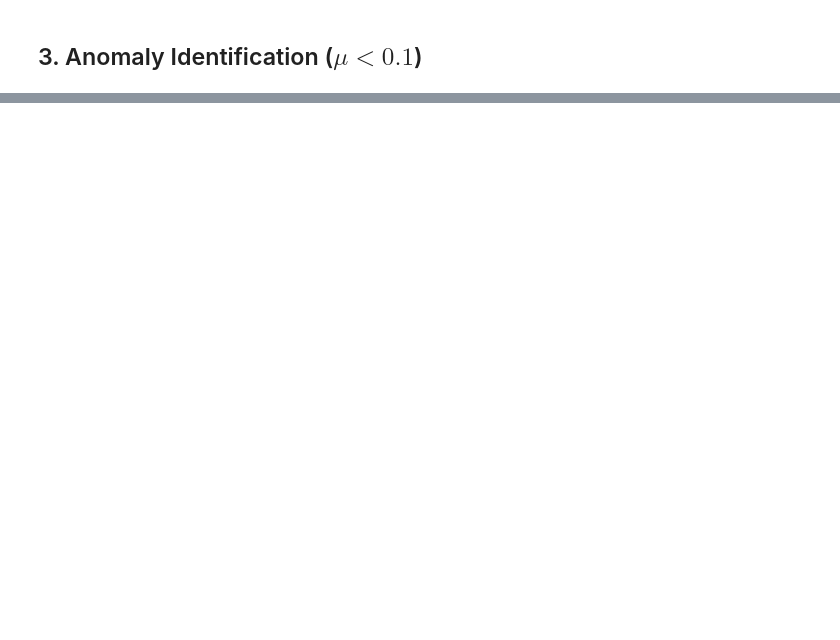
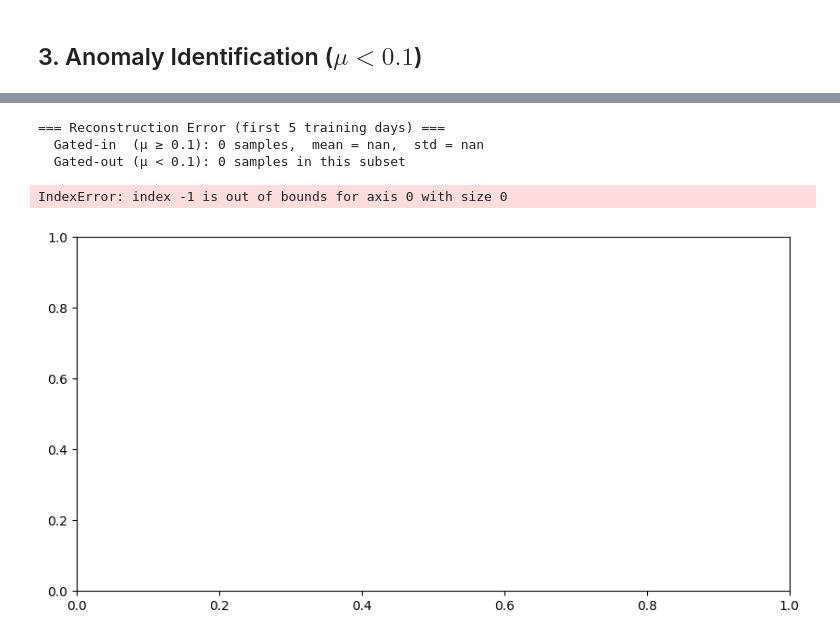
Before and after one commit to adonis107/MDS, a Jupyter notebook: notebooks/2c. model analysis - PRAE.ipynb, the cells around one changed output, grey strips where cells are left out. Saved outputs shown, nothing was run; the diff lists cells and outputs as text; code cells hidden in the pictures; blank space fills up the shorter version.

```diff
--- a/notebooks/2c. model analysis - PRAE.ipynb
+++ b/notebooks/2c. model analysis - PRAE.ipynb
@@ -155,0 +202,76 @@ Normal percentage     : 100.00%
+# %%
+# Load a subset of training files and compute per-sample rec error,
+# then correlate with the stored mu values using training-set indices.
+YEAR_FILES = sorted(glob.glob(os.path.join(DATA_DIR, f"{TRAIN_YEAR}*.parquet")))
+NUM_HOLDOUT = 12
+TRAIN_FILE_LIST = YEAR_FILES[:len(YEAR_FILES) - NUM_HOLDOUT]
+N_SUBSET = min(5, len(TRAIN_FILE_LIST))  # first 5 training days for speed
+
+rec_errors_gated_in = []
+rec_errors_gated_out = []
+mu_idx = 0  # running index into model.mu
+
+for tf in TRAIN_FILE_LIST[:N_SUBSET]:
+    _, feat_d = load_processed(tf, "xltime", LOB_COLUMNS)
+    for c in feat_names:
+        if c not in feat_d.columns:
+            feat_d[c] = 0.0
+    feat_d = feat_d[feat_names]
+    sc = scaler.transform(feat_d.values.astype(np.float32)).astype(np.float32)
+    seqs = create_sequences(sc, SEQ_LENGTH)
+    if len(seqs) == 0:
+        continue
+
+    x_t = torch.tensor(seqs, dtype=torch.float32)
+    ds = TensorDataset(x_t, x_t)
+    loader = DataLoader(ds, batch_size=BATCH_SIZE, shuffle=False)
+
+    day_errs = []
+    model.eval()
+    with torch.no_grad():
+        for batch in loader:
+            x = batch[0].to(DEVICE)
+            rec, _ = model(x, training=False)
+            err = torch.sum((x - rec) ** 2, dim=tuple(range(1, x.dim()))).cpu().numpy()
+            day_errs.append(err)
+    day_errs = np.concatenate(day_errs)
+
+    # Corresponding mu values
+    end_idx = mu_idx + len(day_errs)
+    if end_idx <= len(mu_values):
+        day_mu = mu_values[mu_idx:end_idx]
+        rec_errors_gated_in.append(day_errs[day_mu >= 0.1])
+        rec_errors_gated_out.append(day_errs[day_mu < 0.1])
+    mu_idx = end_idx
+    del x_t, ds, loader
+
+err_in = np.concatenate(rec_errors_gated_in) if rec_errors_gated_in else np.array([])
+err_out = np.concatenate(rec_errors_gated_out) if rec_errors_gated_out else np.array([])
+
+print(f"=== Reconstruction Error (first {N_SUBSET} training days) ===")
+print(f"  Gated-in  (μ ≥ 0.1): {len(err_in):,} samples,  mean = {err_in.mean():.4f},  std = {err_in.std():.4f}")
+if len(err_out) > 0:
+    print(f"  Gated-out (μ < 0.1): {len(err_out):,} samples,  mean = {err_out.mean():.4f},  std = {err_out.std():.4f}")
+    print(f"  Ratio out/in         : {err_out.mean() / err_in.mean():.2f}×")
+else:
+    print("  Gated-out (μ < 0.1): 0 samples in this subset")
+
+fig, ax = plt.subplots(figsize=(10, 5))
+clip_hi = np.percentile(np.concatenate([err_in, err_out]) if len(err_out) > 0 else err_in, 99)
+ax.hist(err_in, bins=150, alpha=0.7, color="steelblue", label=f"Gated-in (μ ≥ 0.1, n={len(err_in):,})",
+        density=True, range=(0, clip_hi))
+if len(err_out) > 0:
+    ax.hist(err_out, bins=150, alpha=0.7, color="tomato", label=f"Gated-out (μ < 0.1, n={len(err_out):,})",
+            density=True, range=(0, clip_hi))
+ax.set_xlabel("Reconstruction Error $\\sum(x - \\hat{x})^2$")
+ax.set_ylabel("Density")
+ax.set_title("Reconstruction Error: Gated-In vs. Gated-Out (Training)")
+ax.legend(fontsize=9)
+plt.tight_layout()
+plt.show()
+# %% [output]
+=== Reconstruction Error (first 5 training days) ===
+  Gated-in  (μ ≥ 0.1): 0 samples,  mean = nan,  std = nan
+  Gated-out (μ < 0.1): 0 samples in this subset
+IndexError: index -1 is out of bounds for axis 0 with size 0
+[figure, added]
```
Also changed, not shown: parts of 12 cells of this notebook, 16 other files.
